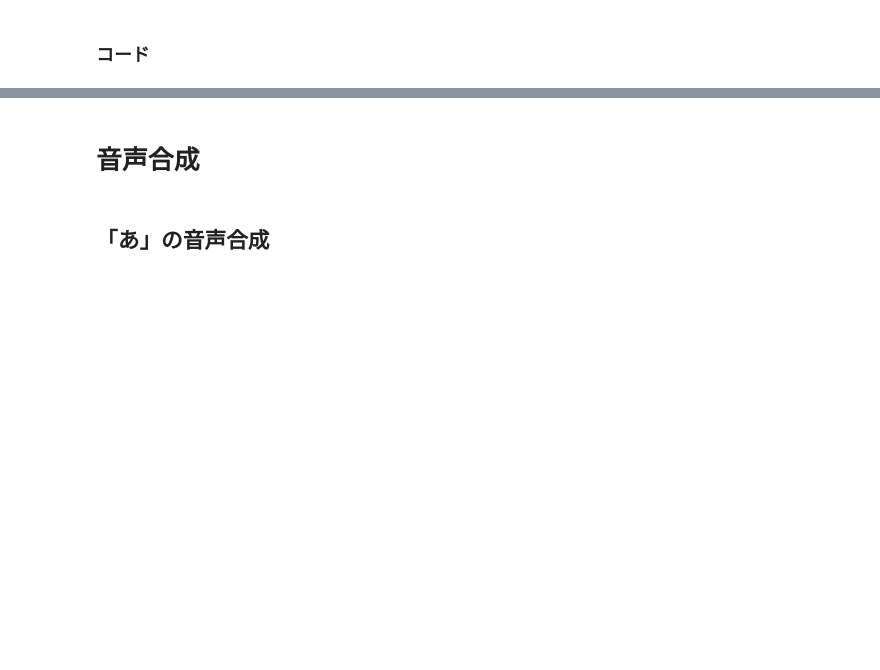
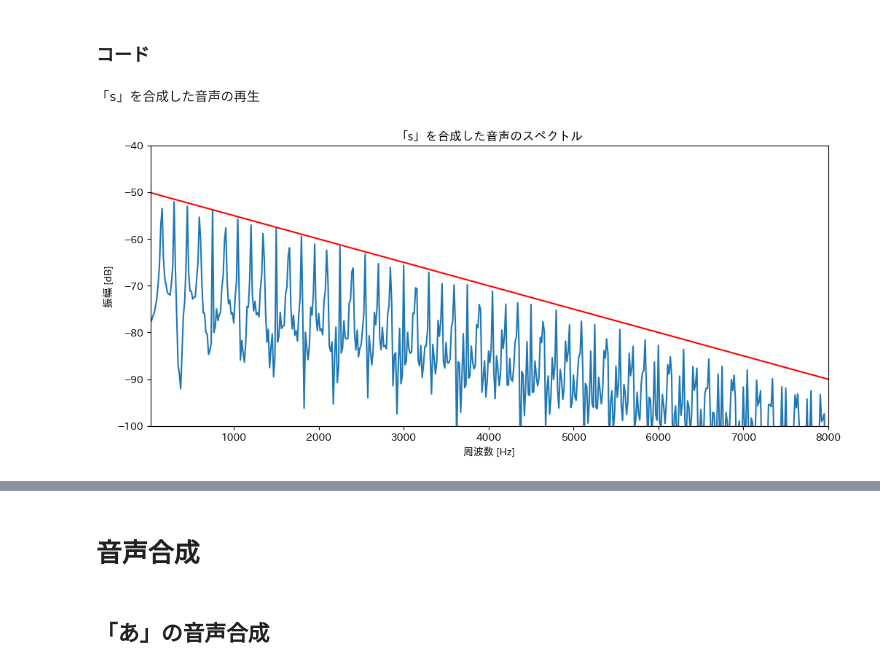
Before and after one commit to YosukeSugiura/wise-p_speech_synthesis, a Jupyter notebook: WISE_P_「機械で音声を合成しよう」.ipynb, the cells around one changed output, grey strips where cells are left out. Saved outputs shown, nothing was run; the diff lists cells and outputs as text; code cells hidden in the pictures; blank space fills up the shorter version.

```diff
--- a/WISE_P_「機械で音声を合成しよう」.ipynb
+++ b/WISE_P_「機械で音声を合成しよう」.ipynb
@@ -281 +315,34 @@ def connection(params_list, fs):
     return s
+# %%
+# @title 子音「s」の生成
+
+#   1. 基本周波数を調整してください．(単位：Hz)
+
+f0 = 150
+
+#   2. 周波数とパワーの組み合わせを入力してください。
+#       例) 0Hzで-50dB、250Hzで-40dB、500Hzで-30dB, 8000Hzで-110dBだったとき、こう書こう！
+#
+#           fp = [ (0, -50), (250, -40), (500, -30), (8000, -110) ]
+#
+#           注意：0Hz と 8000Hz は、必ず入れよう。
+
+fp = [ (0,-50),(1000, -55), (8000,-90)]
+
+# 声導特性パラメータを算出
+h = calc_params(fp)
+
+# 音声スペクトル算出
+plot_Spectrum(f0, h, fs)
+plt.title('「s」を合成した音声のスペクトル')
+
+# 音声生成オブジェクト
+sound_s = sound_creator(h, ap=0.0)
+
+# 音声の再生
+print('「s」を合成した音声の再生')
+IPython.display.Audio(sound_s.out(f0=f0), rate=fs, normalize=False)
+sf.write('pulse.wav',sound_s.out(f0=f0), fs )
+# %% [output]
+「s」を合成した音声の再生
+[figure, added]
```
Also changed, not shown: parts of 27 cells of this notebook.
